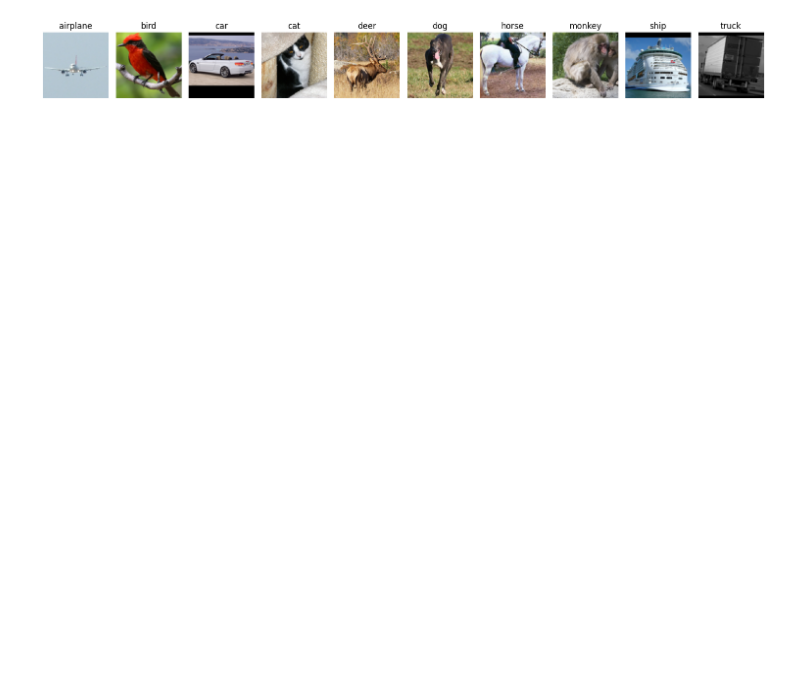
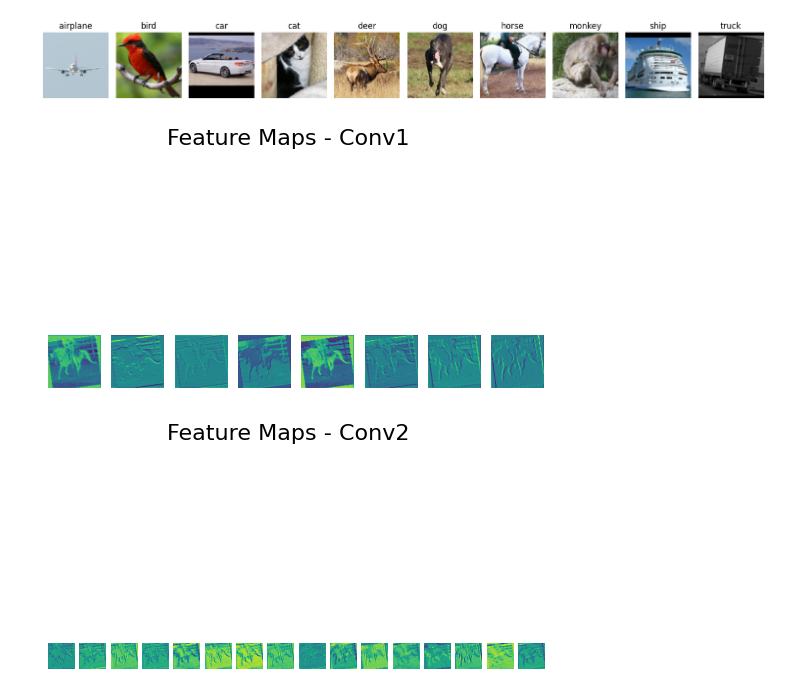
Before and after one commit to AndrewChang-cpu/CNN-STL-10, a Jupyter notebook: main.ipynb, the cells around one changed output. Saved outputs shown, nothing was run; the diff lists cells and outputs as text; code cells hidden in the pictures; blank space fills up the shorter version.

```diff
--- a/main.ipynb
+++ b/main.ipynb
@@ -299,3 +315,46 @@ def show_images(dataset, classes, num_images=10):
 show_images(train_dataset, classes, num_images=10)
 # %% [output]
 [figure]
+# %%
+# Function to visualize feature maps
+def visualize_feature_maps(model, image):
+    # Ensure the model is in evaluation mode
+    model.eval()
+
+    # Pass the image through the first convolutional layer
+    with torch.no_grad():
+        # Extract the feature maps from each convolutional layer
+        feature_map_1 = model.conv1(image.unsqueeze(0).to(device))  # Add batch dimension
+        feature_map_2 = model.conv2(model.pool(torch.relu(feature_map_1)))
+
+    # Convert feature maps to CPU for visualization
+    feature_map_1 = feature_map_1.cpu()
+    feature_map_2 = feature_map_2.cpu()
+
+    # Plot the feature maps from the first convolutional layer
+    num_filters_1 = feature_map_1.size(1)
+    for i in range(num_filters_1):
+        plt.subplot(1, num_filters_1, i + 1)
+        plt.imshow(feature_map_1[0, i].numpy(), cmap='viridis')  # First image in batch, i-th filter
+        plt.axis('off')
+    plt.suptitle('Feature Maps - Conv1', fontsize=16)
+    plt.show()
+
+    # Plot the feature maps from the second convolutional layer
+    num_filters_2 = feature_map_2.size(1)
+    for i in range(num_filters_2):
+        plt.subplot(1, num_filters_2, i + 1)
+        plt.imshow(feature_map_2[0, i].numpy(), cmap='viridis')  # First image in batch, i-th filter
+        plt.axis('off')
+    plt.suptitle('Feature Maps - Conv2', fontsize=16)
+    plt.show()
+
+# Load a single image from the test dataset
+data_iter = iter(test_loader)
+images, labels = next(data_iter)
+
+# Visualize the feature maps for the first image in the batch
+visualize_feature_maps(model, images[0])
+# %% [output]
+[figure, added]
+[figure, added]
```
Also changed, not shown: parts of 12 cells of this notebook, 1 other file.
